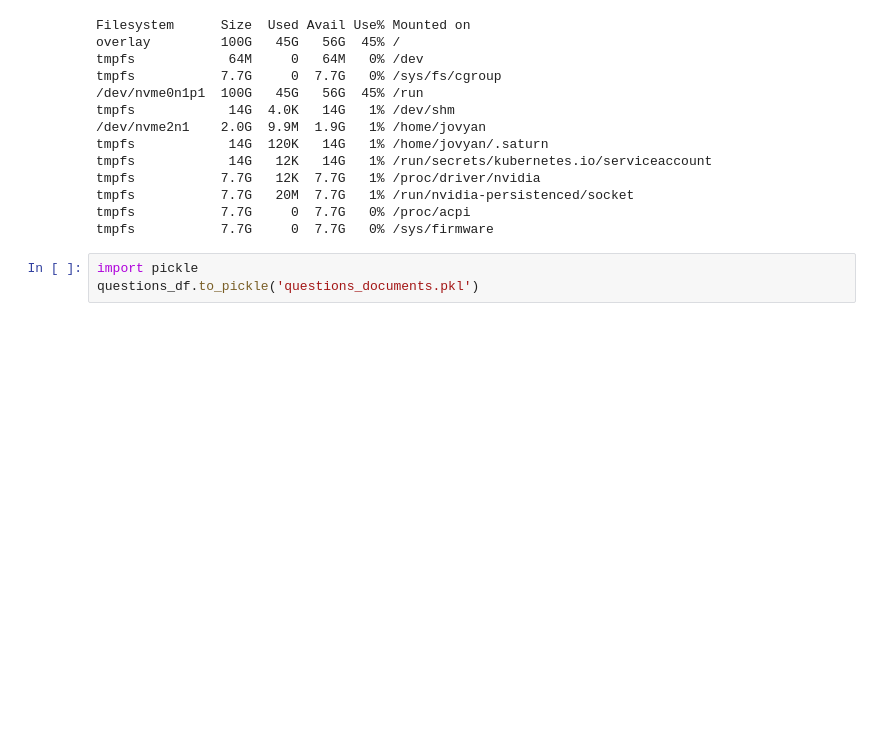
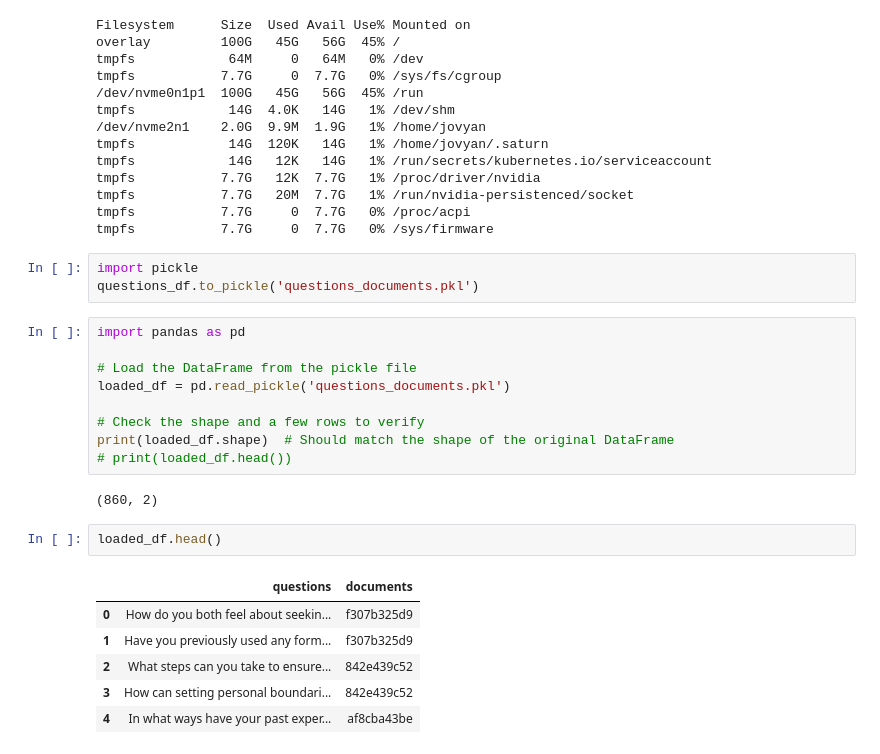
Before and after one commit to Taciturny/Mental_Health_Convo, a Jupyter notebook: ground-truth.ipynb, the cells around one changed output. Drawn from its saved outputs; the diff is of its cells as text; blank space fills up the shorter version.

```diff
--- a/ground-truth.ipynb
+++ b/ground-truth.ipynb
@@ -1109,3 +383,23 @@ tmpfs           7.7G     0  7.7G   0% /sys/firmware
 # %%
 import pickle
 questions_df.to_pickle('questions_documents.pkl')
+# %%
+import pandas as pd
+
+# Load the DataFrame from the pickle file
+loaded_df = pd.read_pickle('questions_documents.pkl')
+
+# Check the shape and a few rows to verify
+print(loaded_df.shape)  # Should match the shape of the original DataFrame
+# print(loaded_df.head())
+# %% [output]
+(860, 2)
+# %%
+loaded_df.head()
+# %% [output]
+|  | questions | documents |
+| 0 | How do you both feel about seekin... | f307b325d9 |
+| 1 | Have you previously used any form... | f307b325d9 |
+| 2 | What steps can you take to ensure... | 842e439c52 |
+| 3 | How can setting personal boundari... | 842e439c52 |
+| 4 | In what ways have your past exper... | af8cba43be |
```
Also changed, not shown: parts of 17 cells of this notebook.
